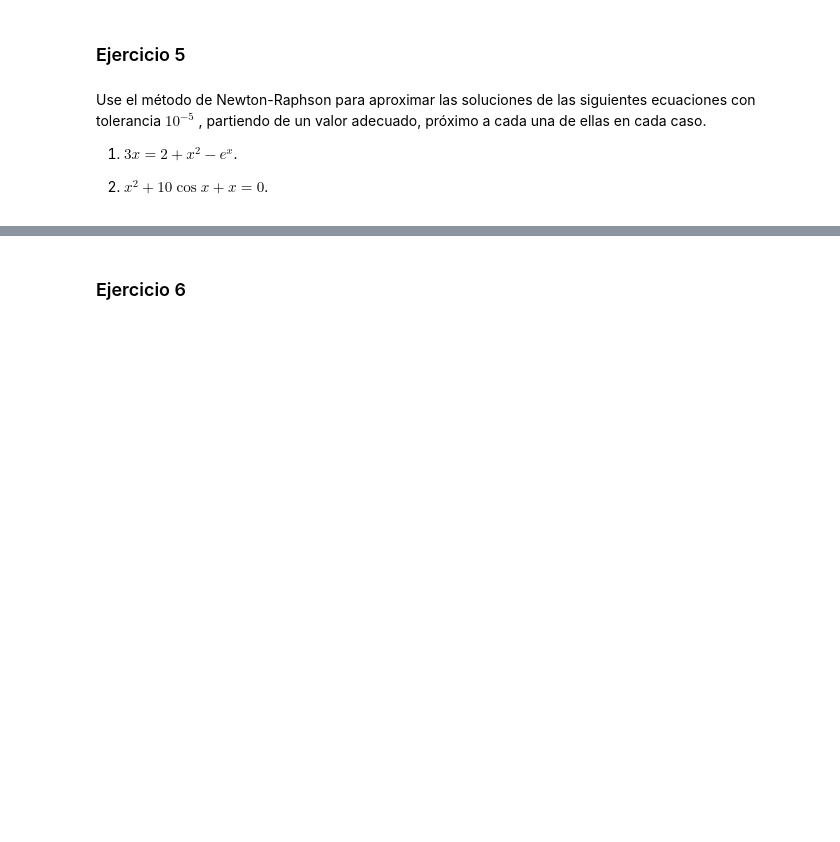
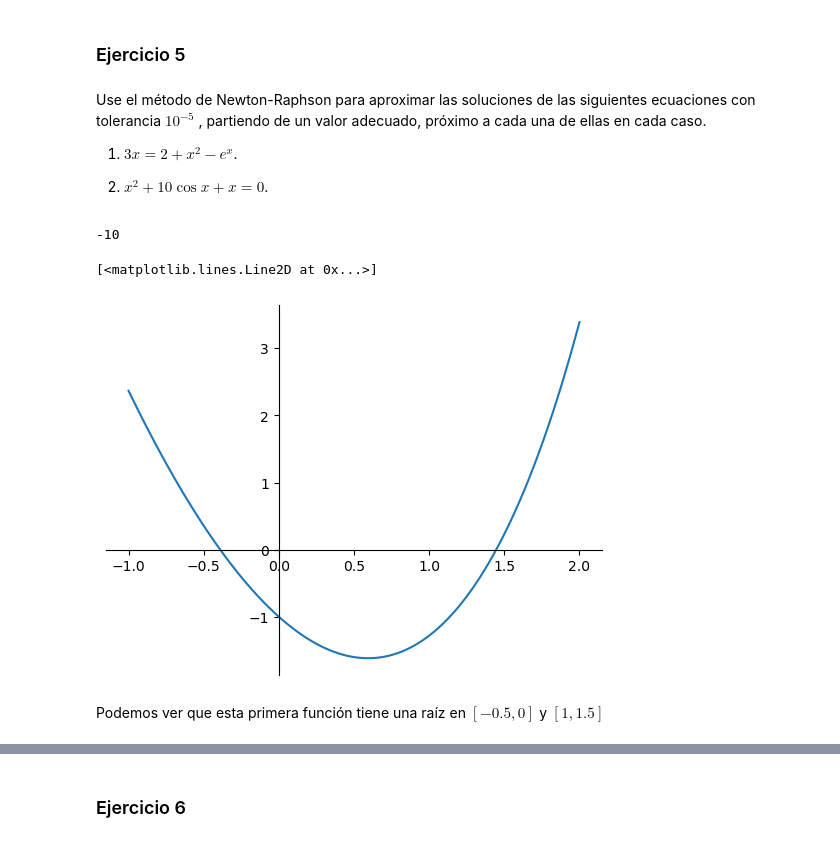
Before and after one commit to jesusmuve18/Apuntes, a Jupyter notebook: documents/Tercero/Segundo Cuatrimestre/Métodos_Numéricos_II/Prácticas/Practica_1/P1.ipynb, the cells around one changed output, grey strips where cells are left out. Cells and saved outputs as stored; diff of their text form; code cells hidden in the pictures; blank space fills up the shorter version.

```diff
--- a/documents/Tercero/Segundo Cuatrimestre/Métodos_Numéricos_II/Prácticas/Practica_1/P1.ipynb
+++ b/documents/Tercero/Segundo Cuatrimestre/Métodos_Numéricos_II/Prácticas/Practica_1/P1.ipynb
@@ -95,3 +445,50 @@ Use el método de Newton-Raphson para aproximar las soluciones de las siguientes
  1. $3x=2+x^2-e^x$.
 
  2. $x^2+10 \cos x+x=0$.
+# %%
+def g(x):
+    return x**2 - 3*x - 2 + np.exp(x)
+
+def dg(x):
+    return 2*x -3 + np.exp(x)
+
+# def h(x):
+#     return x**2 + 10 * np.cos(x) + x
+
+# def dh(x):
+#     return 2*x -10* np.sin(x) + 1
+# %%
+# Extremos del intervalo
+a = -1
+b = 2
+
+print(f(0))
+
+n_puntos = 100
+x_values = np.linspace(a,b,n_puntos)
+y_values = np.array(list(map(g,x_values)))
+
+fig, ax = plt.subplots()
+
+# Si queremos evitar que se dibujen los ejes derecho y superior de la figura
+ax.spines['right'].set_color('none')    # borde derecho
+ax.spines['top'].set_color('none')      # borde superior
+
+# Fijar la posición de las marcas en la parte inferior
+ax.xaxis.set_ticks_position('bottom')
+# Situar el eje Ox en la recta horizontal y=1
+ax.spines['bottom'].set_position(('data',0))
+
+# Fijar la posición de las marcas a la izquierda del eje Oy
+ax.yaxis.set_ticks_position('left')
+# Situar el eje Oy en la recta vertical x=0
+ax.spines['left'].set_position(('data',0))
+
+# Mostramos el gráfico despues de las modificaciones
+ax.plot(x_values, y_values)
+# %% [output]
+-10
+[<matplotlib.lines.Line2D at 0x...>]
+[figure, added]
+# %% [markdown]
+Podemos ver que esta primera función tiene una raíz en $[-0.5, 0]$ y $[1, 1.5]$
```
Also changed, not shown: parts of 16 cells of this notebook.
